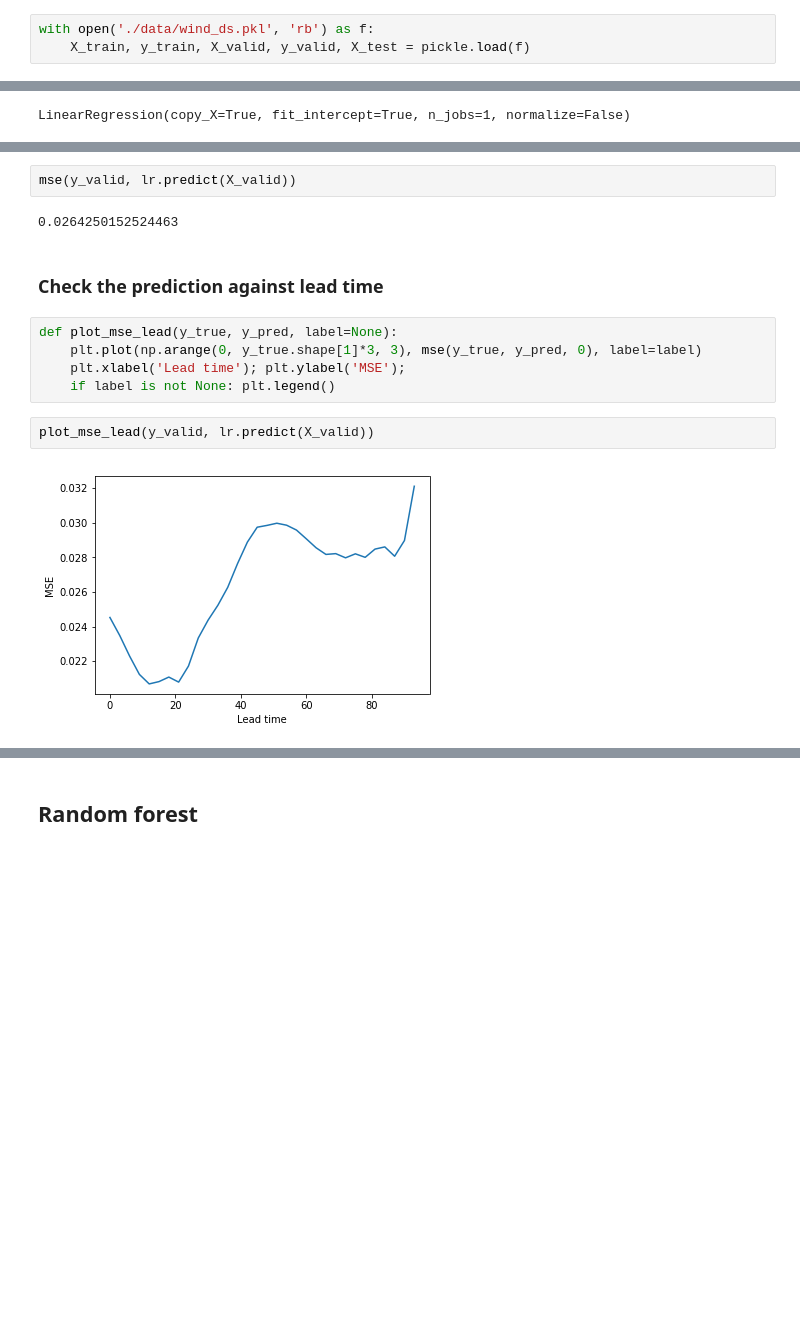
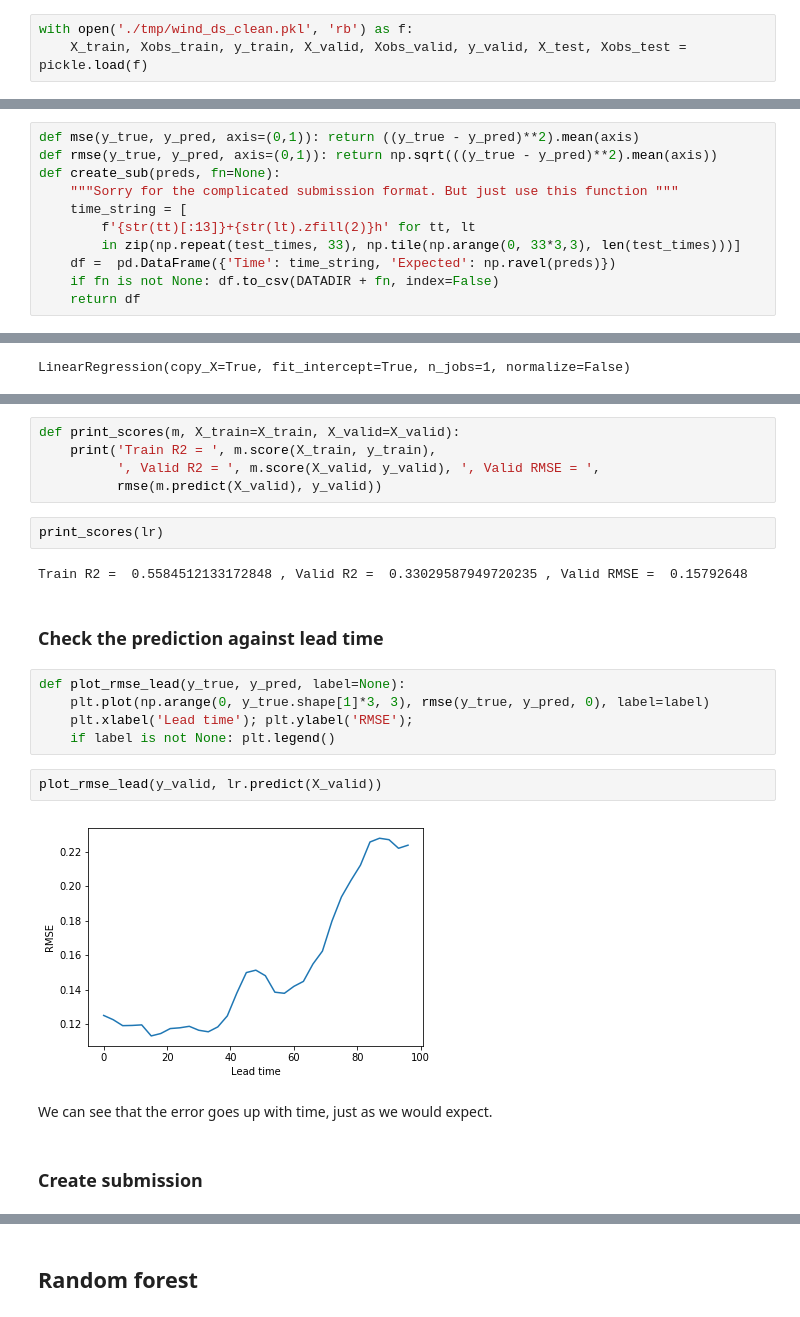
Before and after one commit to waves2weather/W2W-ML-Workshop, a Jupyter notebook: nb5_ml-windfarm.ipynb, the cells around one changed output, grey strips where cells are left out. Saved outputs shown, nothing was run; the diff lists cells and outputs as text; blank space fills up the shorter version.

Commit message:
Create kaggle submission for dataset2

```diff
--- a/nb5_ml-windfarm.ipynb
+++ b/nb5_ml-windfarm.ipynb
@@ -17,3 +21,3 @@ from keras.optimizers import SGD, Adam
 # %%
-with open('./data/wind_ds.pkl', 'rb') as f:
-    X_train, y_train, X_valid, y_valid, X_test = pickle.load(f)
+with open('./tmp/wind_ds_clean.pkl', 'rb') as f:
+    X_train, Xobs_train, y_train, X_valid, Xobs_valid, y_valid, X_test, Xobs_test = pickle.load(f)
@@ -31,0 +31,11 @@ def mse(y_true, y_pred, axis=(0,1)): return ((y_true - y_pred)**2).mean(axis)
+# %%
+def mse(y_true, y_pred, axis=(0,1)): return ((y_true - y_pred)**2).mean(axis)
+def rmse(y_true, y_pred, axis=(0,1)): return np.sqrt(((y_true - y_pred)**2).mean(axis))
+def create_sub(preds, fn=None):
+    """Sorry for the complicated submission format. But just use this function """
+    time_string = [
+        f'{str(tt)[:13]}+{str(lt).zfill(2)}h' for tt, lt
+        in zip(np.repeat(test_times, 33), np.tile(np.arange(0, 33*3,3), len(test_times)))]
+    df =  pd.DataFrame({'Time': time_string, 'Expected': np.ravel(preds)})
+    if fn is not None: df.to_csv(DATADIR + fn, index=False)
+    return df
@@ -47,15 +65,24 @@ lr.score(X_train, y_train), lr.score(X_valid, y_valid)
-# %%
-mse(y_valid, lr.predict(X_valid))
-# %% [output]
-0.0264250152524463
+# %%
+def print_scores(m, X_train=X_train, X_valid=X_valid):
+    print('Train R2 = ', m.score(X_train, y_train),
+          ', Valid R2 = ', m.score(X_valid, y_valid), ', Valid RMSE = ',
+          rmse(m.predict(X_valid), y_valid))
+# %%
+print_scores(lr)
+# %% [output]
+Train R2 =  0.5584512133172848 , Valid R2 =  0.33029587949720235 , Valid RMSE =  0.15792648
 # %% [markdown]
 ### Check the prediction against lead time
 # %%
-def plot_mse_lead(y_true, y_pred, label=None):
-    plt.plot(np.arange(0, y_true.shape[1]*3, 3), mse(y_true, y_pred, 0), label=label)
-    plt.xlabel('Lead time'); plt.ylabel('MSE');
+def plot_rmse_lead(y_true, y_pred, label=None):
+    plt.plot(np.arange(0, y_true.shape[1]*3, 3), rmse(y_true, y_pred, 0), label=label)
+    plt.xlabel('Lead time'); plt.ylabel('RMSE');
     if label is not None: plt.legend()
 # %%
-plot_mse_lead(y_valid, lr.predict(X_valid))
+plot_rmse_lead(y_valid, lr.predict(X_valid))
 # %% [output]
-[figure, old version]
+[figure, new version]
+# %% [markdown]
+We can see that the error goes up with time, just as we would expect.
+# %% [markdown]
+### Create submission
```
Also changed, not shown: parts of 16 cells of this notebook, 1 other file.
